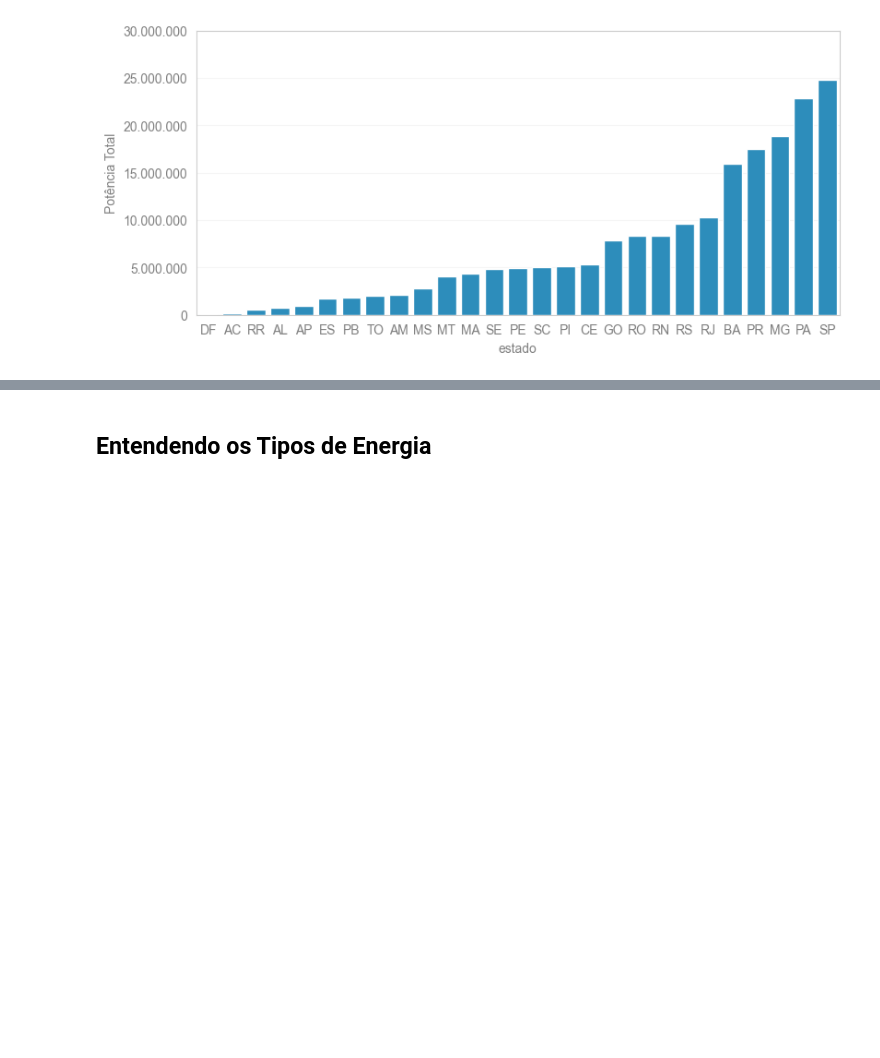
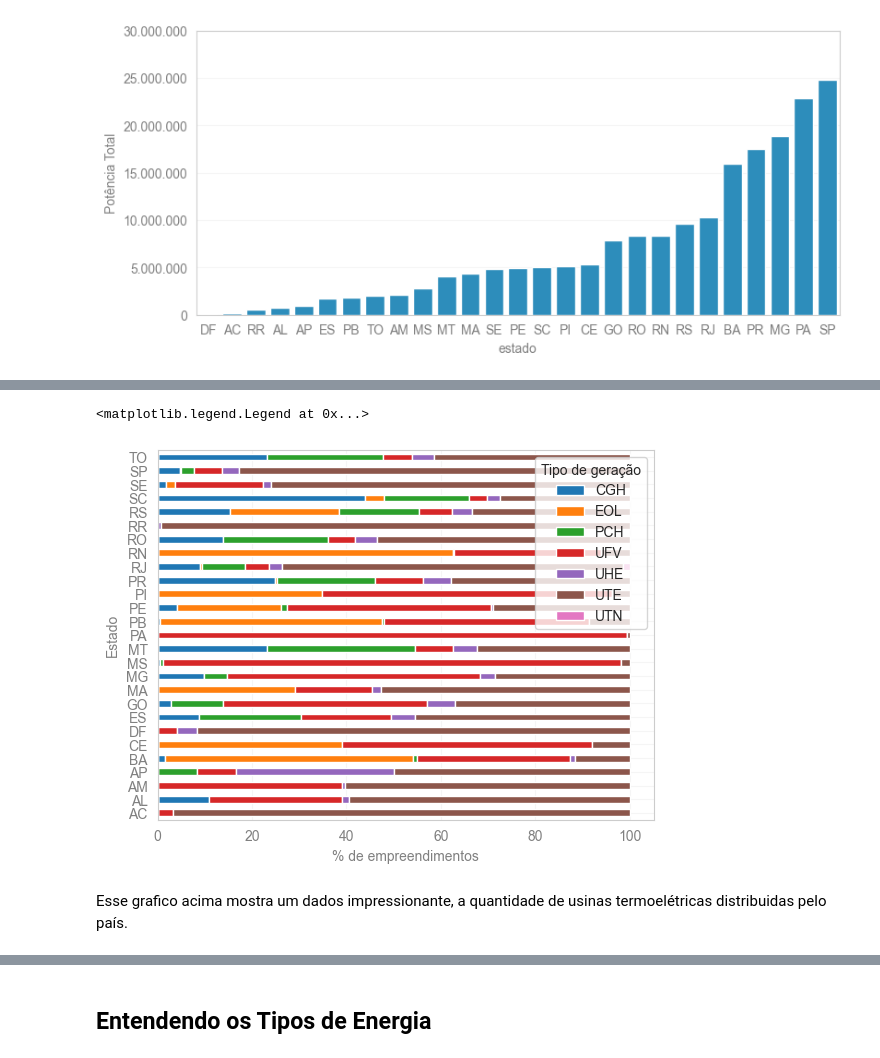
Before and after one commit to lpfnascimento/eda-brasilian-energy-matrix, a Jupyter notebook: TG-aneel-energia.ipynb, the cells around one changed output, grey strips where cells are left out. Drawn from its saved outputs; the diff is of its cells as text; code cells hidden in the pictures; blank space fills up the shorter version.

```diff
--- a/TG-aneel-energia.ipynb
+++ b/TG-aneel-energia.ipynb
@@ -368,0 +383,10 @@ ax2.figure.set_size_inches(9,4)
+# %%
+ax03=(df_counts.div(df_counts.sum(axis=1), axis=0) * 100).plot.barh(stacked=True)
+plt.xlabel('% de empreendimentos')
+plt.ylabel('Estado')
+plt.legend(title='Tipo de geração')
+# %% [output]
+<matplotlib.legend.Legend at 0x...>
+[figure, added]
+# %% [markdown]
+Esse grafico acima mostra um dados impressionante, a quantidade de usinas termoelétricas distribuidas pelo país.
```
Also changed, not shown: parts of 16 cells of this notebook.
